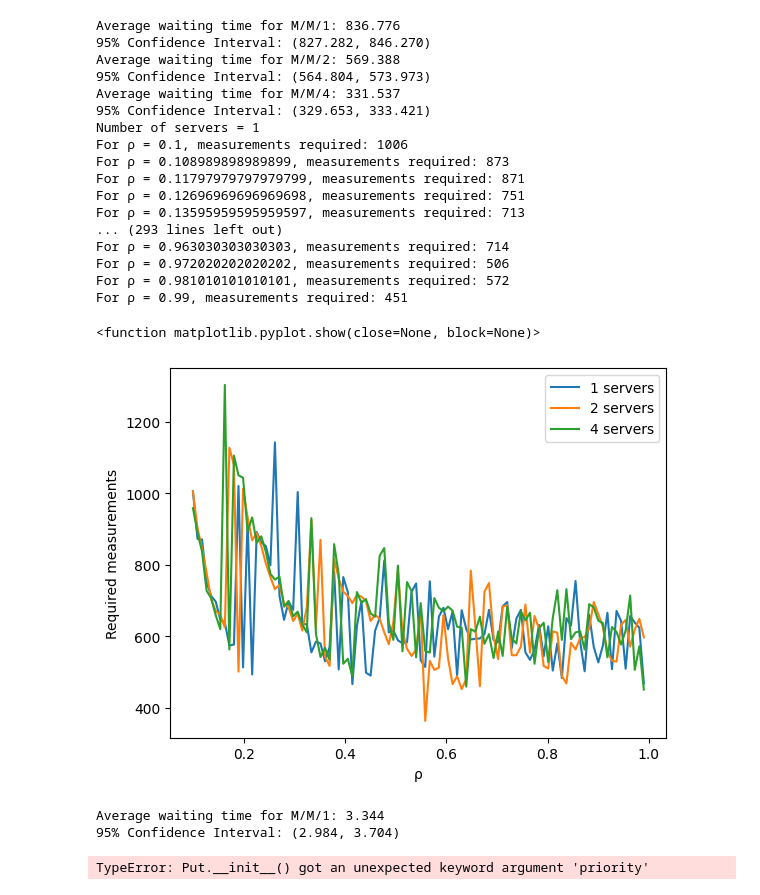
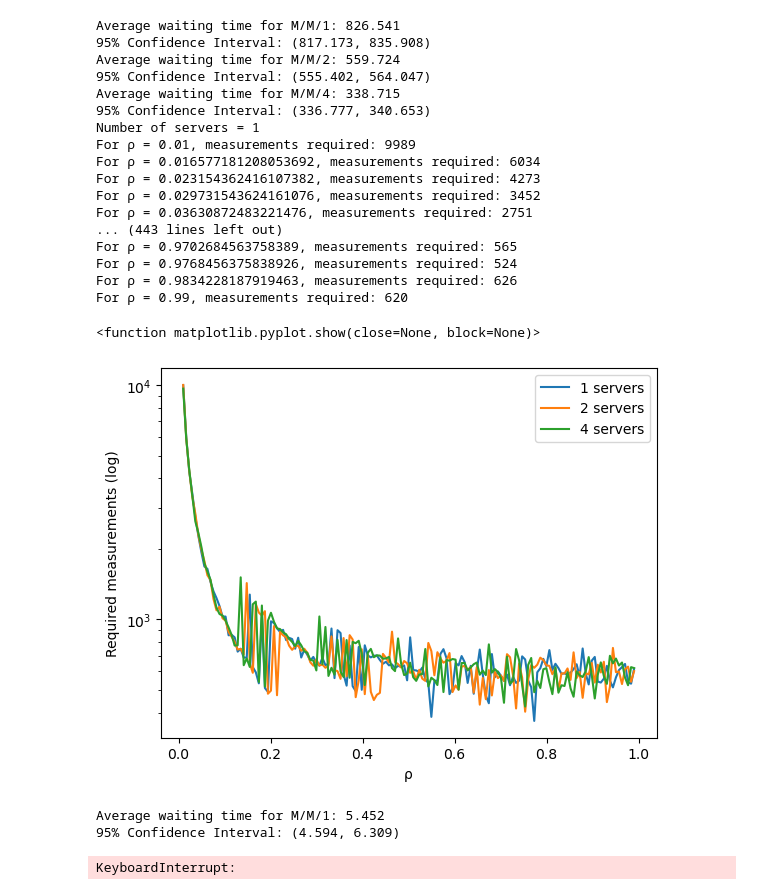
Before and after one commit to 3mmdrew/stochastic_assignment2, a Jupyter notebook: Notebook Assignment 2.ipynb, the cells around one changed output. Drawn from its saved outputs; the diff is of its cells as text; code cells hidden in the pictures.

Commit message:
New graph for part 2

```diff
--- a/Notebook Assignment 2.ipynb
+++ b/Notebook Assignment 2.ipynb
@@ -64,52 +64,53 @@ def measurements_required(target_error, rhos, mu, servers): # Calculate the numb
         lambda_ = rho * servers * mu # Derive Lambda
         error = float('inf') # To initiate the while loop
         jobs = 100
 
         while error > target_error: # Keep simulating as long as the compited error is larger than the desired one, increasing the number of jobs the system has to go through
             mean, measurements, std, ci = simulation(lambda_, mu, servers, jobs)
             error = (z * (std / np.sqrt(measurements))) / mean # Calculate the current bound in the confidence interval
             jobs += 100
 
         results.append((rho, measurements))
 
     return results
 
-rhos = np.linspace(0.1, 0.99, 100)
+rhos = np.linspace(0.01, 0.99, 150)
 
 # Compute and plot the required number of measurements needed for different rho's and numbers of servers
 for servers in [1, 2, 4]:
     print(f'Number of servers = {servers}')
     required_jobs = measurements_required(target_error = 0.05, rhos = rhos, mu = mu, servers = servers)
     jobs_list = []
     for rho, jobs in required_jobs:
         print(f'For ρ = {rho}, measurements required: {jobs}')
         jobs_list.append(jobs)
     plt.plot(rhos, jobs_list, label = f'{servers} servers')
 
 plt.xlabel('ρ')
-plt.ylabel('Required measurements')
+plt.ylabel('Required measurements (log)')
+plt.yscale('log')
 plt.legend()
 plt.show
 # %% [output]
-Average waiting time for M/M/1: 836.776
-95% Confidence Interval: (827.282, 846.270)
-Average waiting time for M/M/2: 569.388
-95% Confidence Interval: (564.804, 573.973)
-Average waiting time for M/M/4: 331.537
-95% Confidence Interval: (329.653, 333.421)
+Average waiting time for M/M/1: 826.541
+95% Confidence Interval: (817.173, 835.908)
+Average waiting time for M/M/2: 559.724
+95% Confidence Interval: (555.402, 564.047)
+Average waiting time for M/M/4: 338.715
+95% Confidence Interval: (336.777, 340.653)
 Number of servers = 1
-For ρ = 0.1, measurements required: 1006
-For ρ = 0.108989898989899, measurements required: 873
-For ρ = 0.11797979797979799, measurements required: 871
-For ρ = 0.12696969696969698, measurements required: 751
-For ρ = 0.13595959595959597, measurements required: 713
-... (293 lines left out)
-For ρ = 0.963030303030303, measurements required: 714
-For ρ = 0.972020202020202, measurements required: 506
-For ρ = 0.981010101010101, measurements required: 572
-For ρ = 0.99, measurements required: 451
+For ρ = 0.01, measurements required: 9989
+For ρ = 0.016577181208053692, measurements required: 6034
+For ρ = 0.023154362416107382, measurements required: 4273
+For ρ = 0.029731543624161076, measurements required: 3452
+For ρ = 0.03630872483221476, measurements required: 2751
+... (443 lines left out)
+For ρ = 0.9702684563758389, measurements required: 565
+For ρ = 0.9768456375838926, measurements required: 524
+For ρ = 0.9834228187919463, measurements required: 626
+For ρ = 0.99, measurements required: 620
 <function matplotlib.pyplot.show(close=None, block=None)>
-[figure, old version]
+[figure, new version]
 # %%
 def queue_function_SJF(env, mu, waiting_times, queue): # Simulation for one single job
 
@@ -123,18 +124,18 @@ def queue_function_SJF(env, mu, waiting_times, queue): # Simulation for one sing
             waiting_times.append(env.now - arrival_time) # Calculate waiting time
             yield env.timeout(service_time) # Add service time
 
-def arrivals(env, lambda_, queue, mu, waiting_times): # Continuously create new jobs
+def arrivals_SJF(env, lambda_, queue, mu, waiting_times): # Continuously create new jobs
     while True:
         yield env.timeout(np.random.exponential(1 / lambda_)) # Pause time until next arrival (randomly drawn from exponential distribution)
         env.process(queue_function_SJF(env, mu, waiting_times, queue)) # Start new process for new job
 
-def simulation_SFJ(_SJFlambda_, mu, servers, jobs):
+def simulation_SJF(_SJFlambda_, mu, servers, jobs):
 
     env = simpy.Environment() # Create general environment
     queue = simpy.PriorityResource(env, capacity = servers) # Set number of servers
     waiting_times = []
 
-    env.process(arrivals(env, lambda_, queue, mu, waiting_times)) # Start creating continuously new jobs
+    env.process(arrivals_SJF(env, lambda_, queue, mu, waiting_times)) # Start creating continuously new jobs
 
     env.run(until = jobs / lambda_) # Run simulation for expected time needed to get the number of jobs desired
 
@@ -156,11 +157,11 @@ jobs = 10000 # Number of jobs to be completed
 z = norm.ppf(0.975) # Z for confidence interval
 servers = 1
 # Run simulation for 1, 2 and 4 servers
-avg_waiting_time, measurements, std, confidence_interval = simulation_SFJ(lambda_, mu, servers, jobs)
+avg_waiting_time, measurements, std, confidence_interval = simulation_SJF(lambda_, mu, servers, jobs)
 print(f'Average waiting time for M/M/{servers}: {avg_waiting_time:.3f}')
 print(f'95% Confidence Interval: ({confidence_interval[0]:.3f}, {confidence_interval[1]:.3f})')
 
-def measurements_required_SFJ(target_error, rhos, mu, servers): # Calculate the number of jobs the system has to go through to reach the error desired in the estimation of the mean time
+def measurements_required_SJF(target_error, rhos, mu, servers): # Calculate the number of jobs the system has to go through to reach the error desired in the estimation of the mean time
 
     results = []
 
@@ -171,7 +172,7 @@ def measurements_required_SFJ(target_error, rhos, mu, servers): # Calculate the
         jobs = 100
 
         while error > target_error: # Keep simulating as long as the compited error is larger than the desired one, increasing the number of jobs the system has to go through
-            mean, measurements, std, ci = simulation_SFJ(lambda_, mu, servers, jobs)
+            mean, measurements, std, ci = simulation_SJF(lambda_, mu, servers, jobs)
             error = (z * (std / np.sqrt(measurements))) / mean # Calculate the current bound in the confidence interval
             jobs += 100
 
@@ -179,8 +180,8 @@ def measurements_required_SFJ(target_error, rhos, mu, servers): # Calculate the
 
     return results
 
-rhos = np.linspace(0.1, 0.99, 100)
-required_jobs = measurements_required(target_error = 0.05, rhos = rhos, mu = mu, servers = servers)
+rhos = np.linspace(0.01, 0.99, 100)
+required_jobs = measurements_required_SJF(target_error = 0.1, rhos = rhos, mu = mu, servers = servers)
 jobs_list = []
 for rho, jobs in required_jobs:
     print(f'For ρ = {rho}, measurements required: {jobs}')
@@ -192,6 +193,6 @@ plt.ylabel('Required measurements')
 plt.legend()
 plt.show
 # %% [output]
-Average waiting time for M/M/1: 3.344
-95% Confidence Interval: (2.984, 3.704)
+Average waiting time for M/M/1: 5.452
+95% Confidence Interval: (4.594, 6.309)
-TypeError: Put.__init__() got an unexpected keyword argument 'priority'
+KeyboardInterrupt:
```
